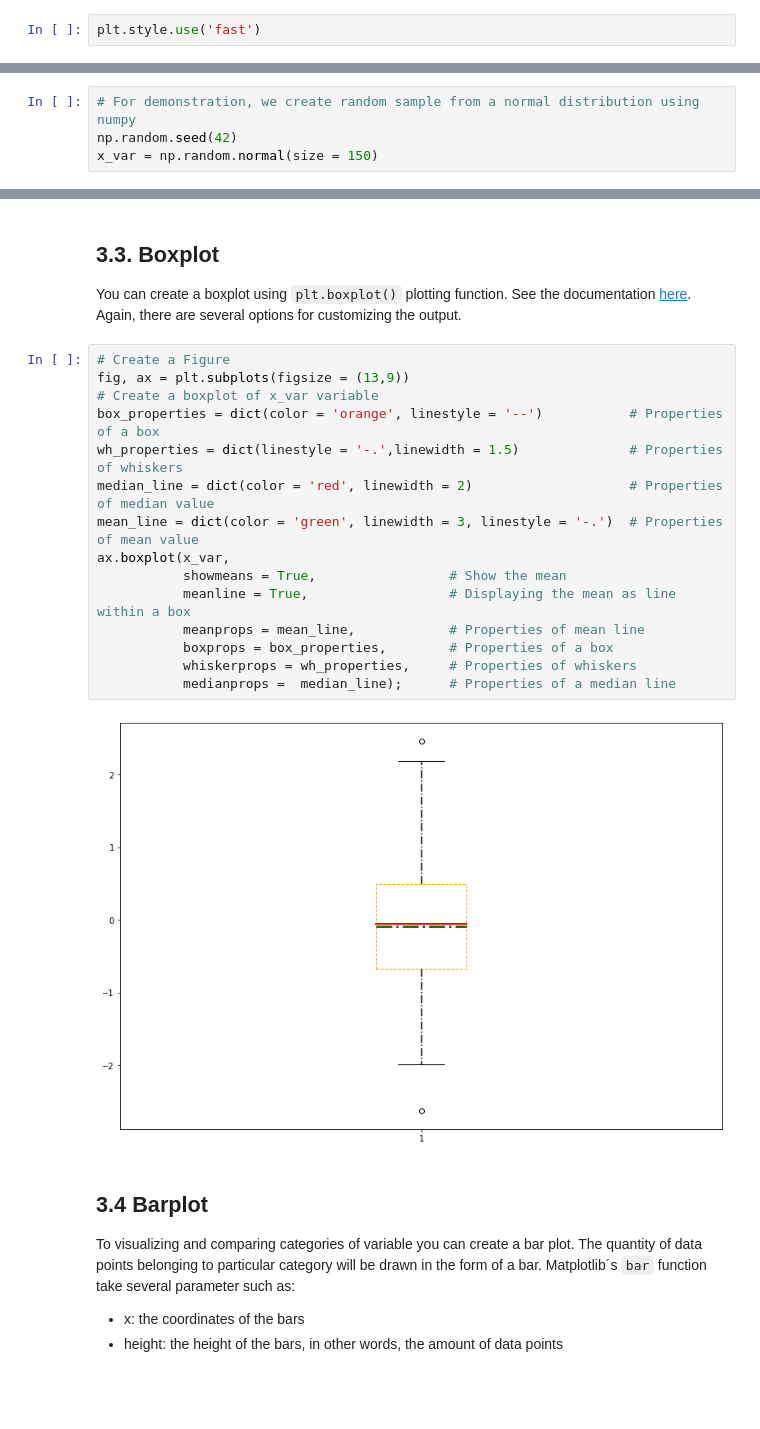
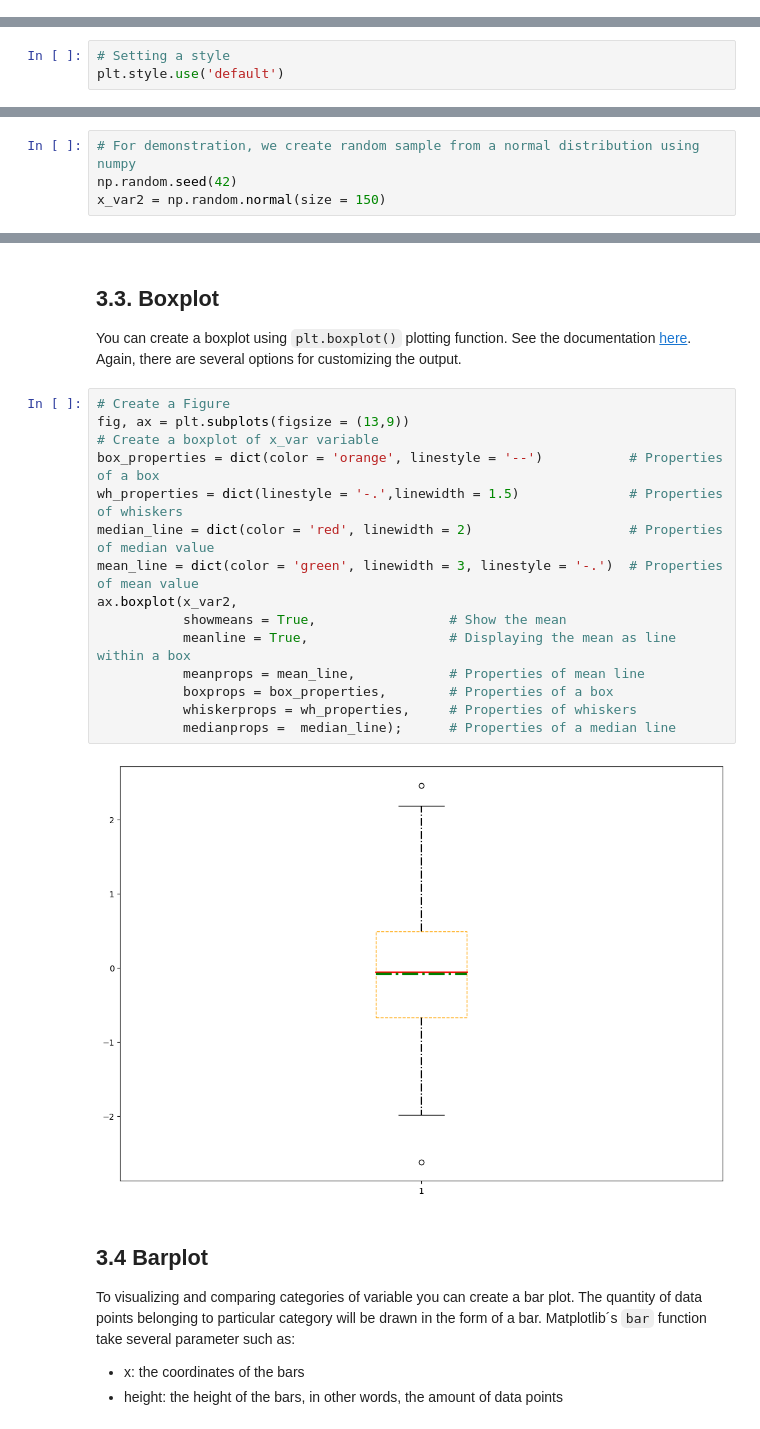
Before and after one commit to zatkopatrik/authentic-data-science, a Jupyter notebook: Jupyter_notebooks/3. Data-Visualization/3_4_7 Mechanics of plotting in Matplolib.ipynb, the cells around one changed output, grey strips where cells are left out. Cells and saved outputs as stored; diff of their text form; blank space fills up the shorter version.

```diff
--- a/Jupyter_notebooks/3. Data-Visualization/3_4_7 Mechanics of plotting in Matplolib.ipynb
+++ b/Jupyter_notebooks/3. Data-Visualization/3_4_7 Mechanics of plotting in Matplolib.ipynb
@@ -16,5 +17,3 @@ Matplotlib offer several types of style sheets you can use. There is a [showcase
 print(plt.style.available)
 # %% [output]
 ['Solarize_Light2', '_classic_test_patch', 'bmh', 'classic', 'dark_background', 'fast', 'fivethirtyeight', 'ggplot', 'grayscale', 'seaborn', 'seaborn-bright', 'seaborn-colorblind', 'seaborn-dark', 'se ...
-# %%
-plt.style.use('fast')
@@ -23,0 +20,3 @@ In the video, we mentioned the main parts of hierarchy, so let´s see how are th
+# %%
+# Setting a style
+plt.style.use('default')
@@ -244,7 +237,7 @@ We use `plt.subplots()` to create a Figure object and a grid of subplots (Axes o
 # %%
 # For demonstration, we create random sample from a normal distribution using numpy
 np.random.seed(42)
-x_var = np.random.normal(size = 150)
+x_var2 = np.random.normal(size = 150)
 # %%
 # Create a figure object and a subplot grid
 fig, ax = plt.subplots(1,2, figsize = (13,9))
@@ -303,20 +296,20 @@ You can create a boxplot using `plt.boxplot()` plotting function. See the docume
 # %%
 # Create a Figure
 fig, ax = plt.subplots(figsize = (13,9))
 # Create a boxplot of x_var variable
 box_properties = dict(color = 'orange', linestyle = '--')           # Properties of a box
 wh_properties = dict(linestyle = '-.',linewidth = 1.5)              # Properties of whiskers
 median_line = dict(color = 'red', linewidth = 2)                    # Properties of median value
 mean_line = dict(color = 'green', linewidth = 3, linestyle = '-.')  # Properties of mean value
-ax.boxplot(x_var,
+ax.boxplot(x_var2,
            showmeans = True,                 # Show the mean
            meanline = True,                  # Displaying the mean as line within a box
            meanprops = mean_line,            # Properties of mean line
            boxprops = box_properties,        # Properties of a box
            whiskerprops = wh_properties,     # Properties of whiskers
            medianprops =  median_line);      # Properties of a median line
 # %% [output]
-[figure, old version]
+[figure, new version]
 # %% [markdown]
 ## 3.4 Barplot
 
```
Also changed, not shown: parts of 26 cells of this notebook.
